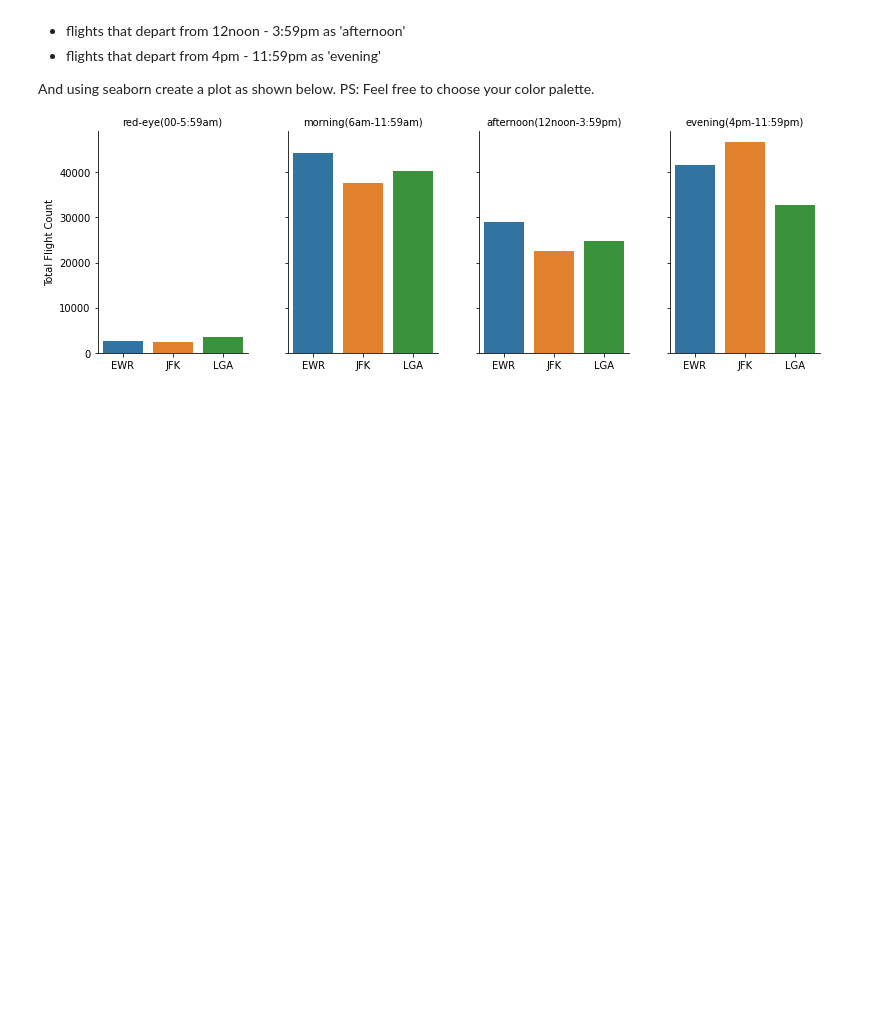
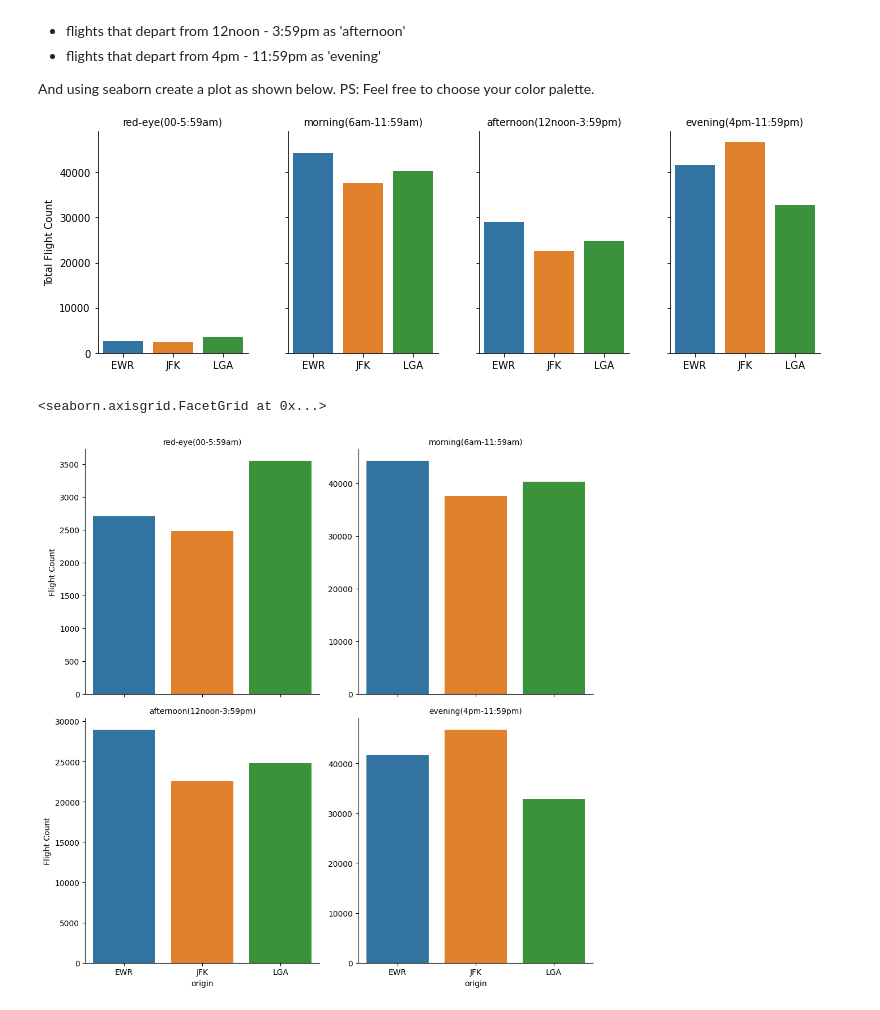
Before and after one commit to ArtemSaakov/STATS507, a Jupyter notebook: HW/hw7.ipynb, the cells around one changed output. Cells and saved outputs as stored; diff of their text form; code cells hidden in the pictures; blank space fills up the shorter version.

```diff
--- a/HW/hw7.ipynb
+++ b/HW/hw7.ipynb
@@ -232,3 +229,14 @@ fig_3 = None
+# %%
+fig_3 = None
+# YOUR CODE HERE
+flights['segment'] = pd.cut(flights['dep_time'], bins=[0, 559, 1159, 1559, 2359], labels=["red-eye(00-5:59am)", 'morning(6am-11:59am)', 'afternoon(12noon-3:59pm)', 'evening(4pm-11:59pm)'])
+flights_by_terminal = flights.groupby(['segment', 'origin']).size().reset_index(name='Flight Count')
+
+fig_3 = sns.catplot(data=flights_by_terminal, kind="bar", x='origin', y='Flight Count', col='segment', hue='origin', col_wrap=2, sharey=False)
+fig_3.set_titles("{col_name}")
+# %% [output]
+<seaborn.axisgrid.FacetGrid at 0x...>
+[figure, added]
 # %%
 assert fig_3.figure.get_axes()[0].get_title() == 'red-eye(00-5:59am)'
 assert fig_3.figure.get_axes()[0].get_ylabel() == 'Flight Count'
```
Also changed, not shown: parts of 1 cell of this notebook.
